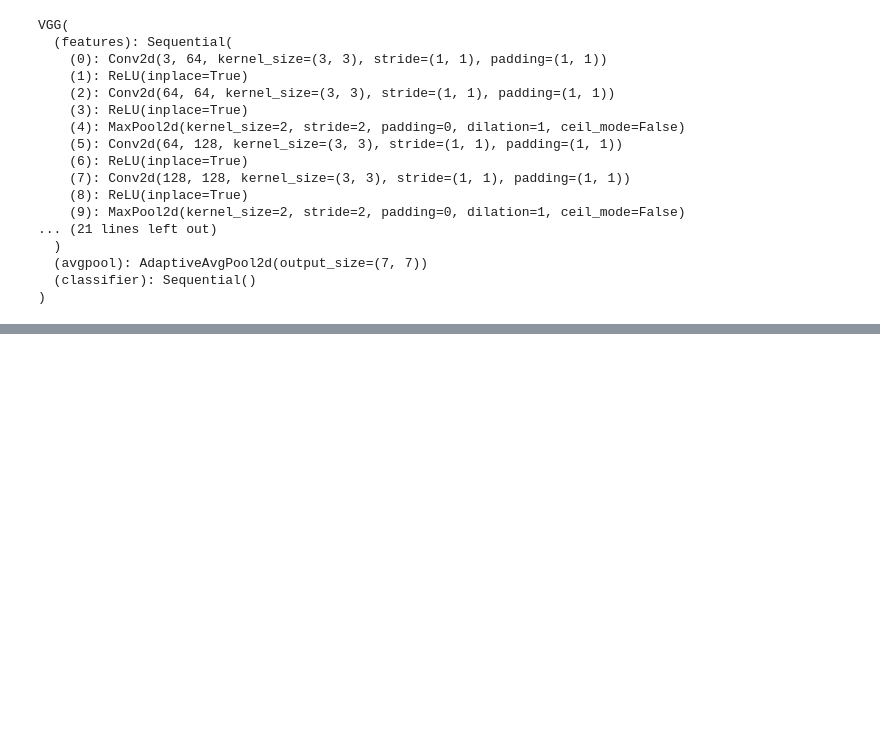
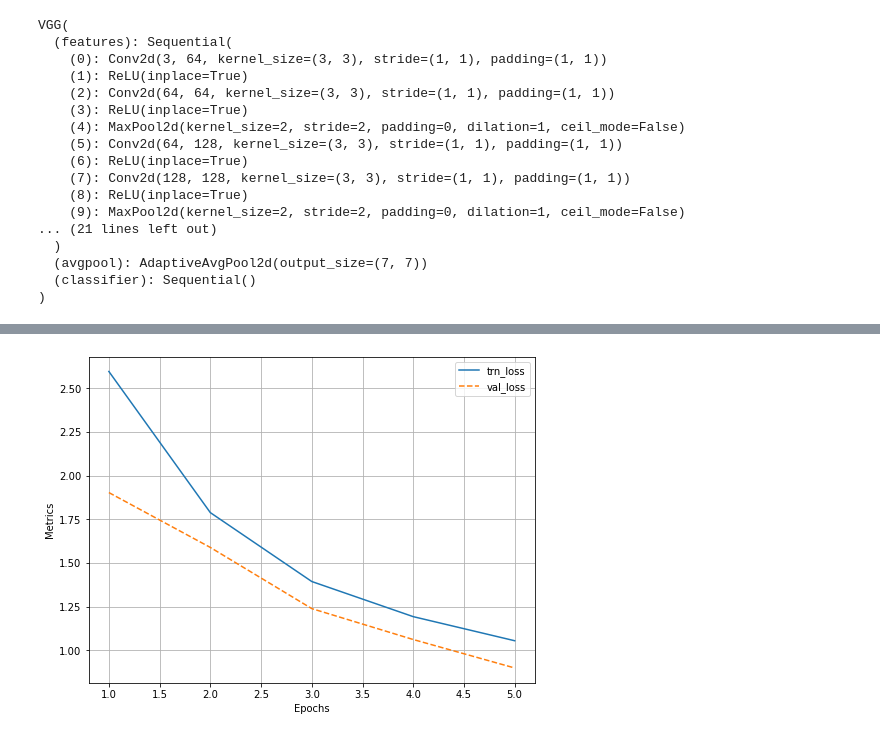
Before and after one commit to guillermoSb/deep-trials, a Jupyter notebook: 00_detection_model.ipynb, the cells around one changed output, grey strips where cells are left out. Cells and saved outputs as stored; diff of their text form; code cells hidden in the pictures; blank space fills up the shorter version.

```diff
--- a/00_detection_model.ipynb
+++ b/00_detection_model.ipynb
@@ -276,0 +276,4 @@ KeyboardInterrupt:
+# %%
+log.plot_epochs('trn_loss,val_loss'.split(','))
+# %% [output]
+[figure, added]
```
Also changed, not shown: parts of 3 cells of this notebook.
